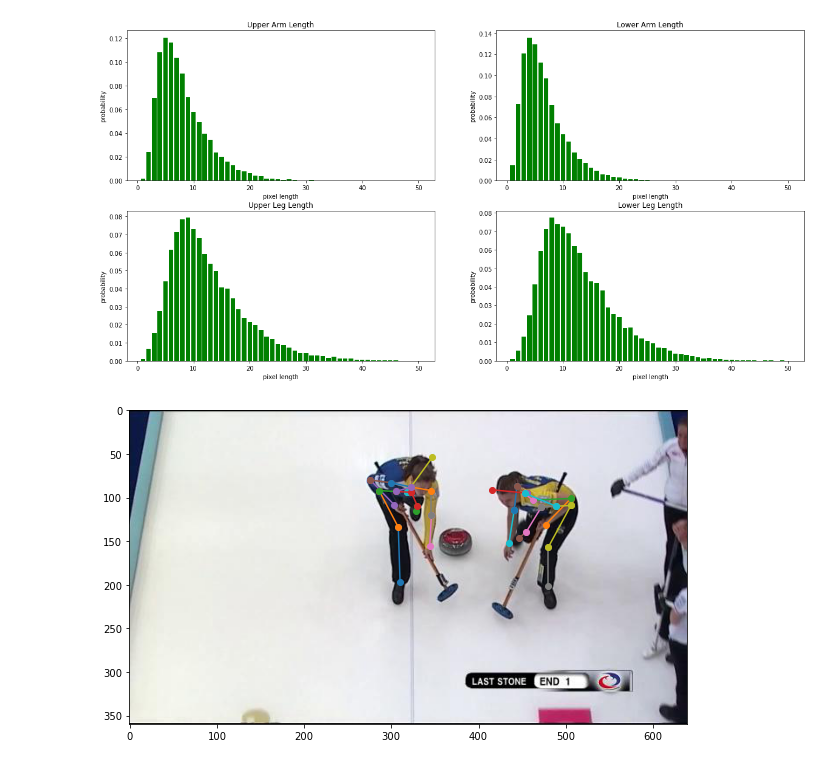
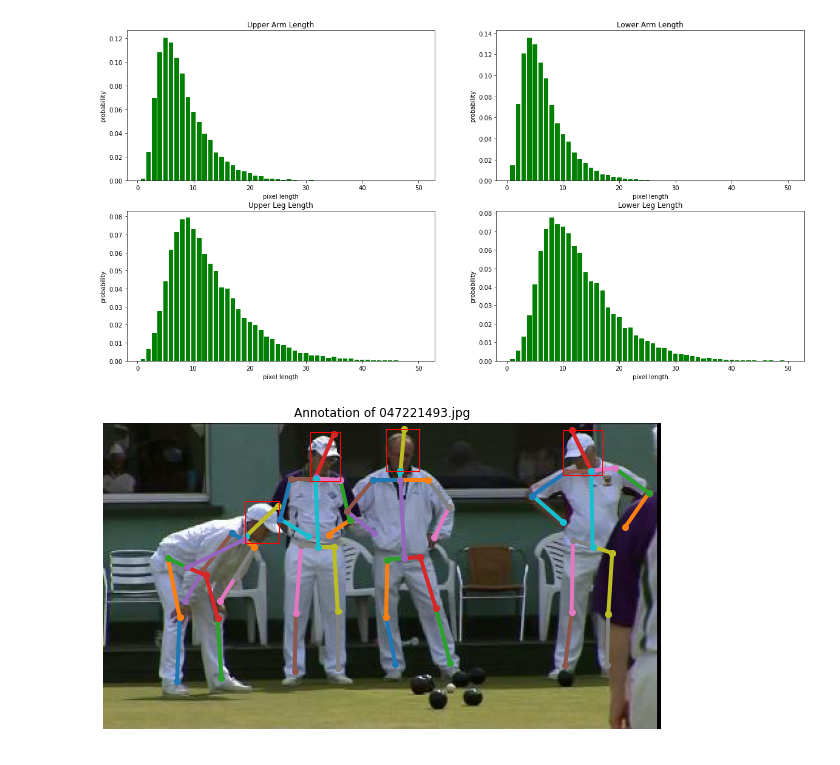
Before and after one commit to antduru/PoseDetection, a Jupyter notebook: graph_producer.ipynb, the cells around one changed output. Drawn from its saved outputs; the diff is of its cells as text; code cells hidden in the pictures.

```diff
--- a/graph_producer.ipynb
+++ b/graph_producer.ipynb
@@ -54,15 +54,23 @@ def get_joint(joint_id, joint_list):
         if joint['id'] == joint_id: return joint
     return None
 
-def plot_line(coor1, coor2):
+def plot_line(coor1, coor2, marker='o', linewidth=4, color=None):
     if coor1 and coor2:
         x1, y1 = coor1
         x2, y2 = coor2
-        plt.plot([x1, x2], [y1, y2], marker = 'o')
+        plt.plot([x1, x2], [y1, y2], marker=marker, linewidth=linewidth, color=color)
 
-def present_pose(image_array, people_list, joint_dict):
+def plot_rect(x1, y1, x2, y2):
+    plot_line((x1, y1), (x1, y2), '', 1, 'r')
+    plot_line((x1, y2), (x2, y2), '', 1, 'r')
+    plot_line((x2, y2), (x2, y1), '', 1, 'r')
+    plot_line((x2, y1), (x1, y1), '', 1, 'r')
+
+def present_pose(image_array, people_list, joint_dict, title):
     plt.figure(figsize=(10, 20))
+    plt.axis('off')
     plt.imshow(image_array)
+    plt.title(title)
 
     for person in people_list:
         joint_list = person['joints']
@@ -77,33 +85,42 @@ def present_pose(image_array, people_list, joint_dict):
         # legs
         plot_line(joint_map['r_ankle'], joint_map['r_knee'])
         plot_line(joint_map['r_knee'], joint_map['r_hip'])
         plot_line(joint_map['l_ankle'], joint_map['l_knee'])
         plot_line(joint_map['l_knee'], joint_map['l_hip'])
         # arms
         plot_line(joint_map['r_wrist'], joint_map['r_elbow'])
         plot_line(joint_map['r_elbow'], joint_map['r_shoulder'])
         plot_line(joint_map['l_wrist'], joint_map['l_elbow'])
         plot_line(joint_map['l_elbow'], joint_map['l_shoulder'])
         # head
         plot_line(joint_map['upper_neck'], joint_map['head_top'])
         plot_line(joint_map['upper_neck'], joint_map['thorax'])
         # body
         plot_line(joint_map['r_shoulder'], joint_map['thorax'])
         plot_line(joint_map['l_shoulder'], joint_map['thorax'])
         plot_line(joint_map['r_hip'], joint_map['pelvis'])
         plot_line(joint_map['l_hip'], joint_map['pelvis'])
         plot_line(joint_map['thorax'], joint_map['pelvis'])
 
+#         if not 'head_coordinates' in person: continue
+        person_head = person['head_coordinates']
+        x1 = person_head['x1']
+        y1 = person_head['y1']
+        x2 = person_head['x2']
+        y2 = person_head['y2']
+
+        plot_rect(x1, y1, x2, y2) # draw head
+
     plt.show()
 
 def show_image(image_object, images_path):
     image_name = image_object['image_name']
     image_array = np.array(Image.open(os.path.join(images_path, image_name)))
 
-    present_pose(image_array, image_object['people'], joint_dict)
+    present_pose(image_array, image_object['people'], joint_dict, f'Annotation of {image_name}')
 
 #     print(json.dumps(image_object, indent=1))
 
-show_image(json_list[0], images_path)
+show_image(json_list[24], images_path)
 # %% [output]
-[figure, old version]
+[figure, new version]
```
Also changed, not shown: parts of 1 cell of this notebook.
